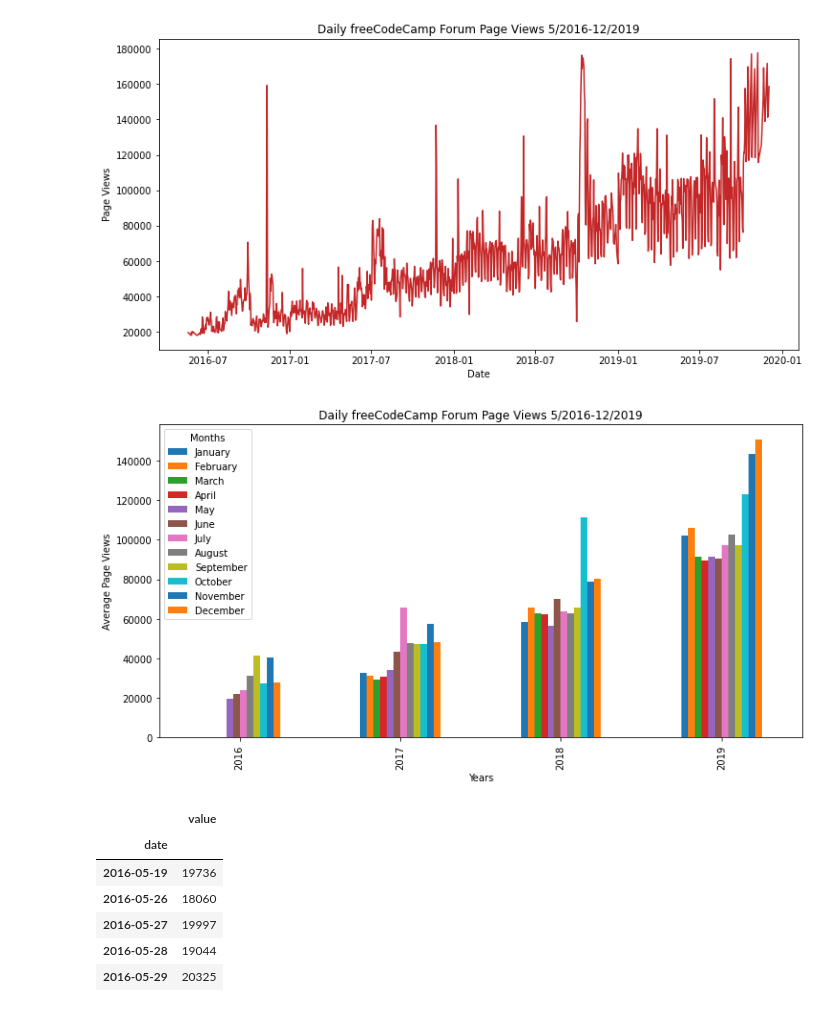
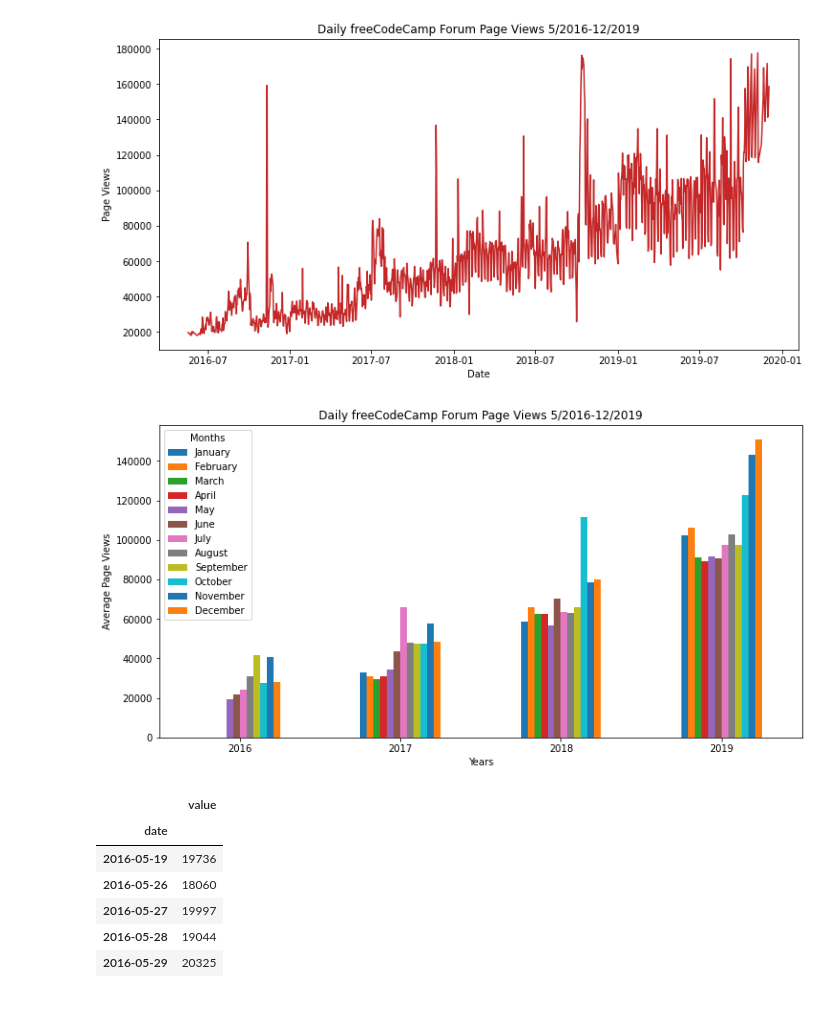
Before and after one commit to ccrsxx/boilerplate-page-view-time-series-visualizer, a Jupyter notebook: test.ipynb, the cells around one changed output. Cells and saved outputs as stored; diff of their text form; code cells hidden in the pictures.

```diff
--- a/test.ipynb
+++ b/test.ipynb
@@ -60,13 +60,16 @@ df_bar.index.name, df_bar.columns.name = 'Years', 'Months'
 # %%
 fig, ax = plt.subplots(figsize=(12, 6))
 
 df_bar.plot.bar(ax=ax)
 
 ax.set_title('Daily freeCodeCamp Forum Page Views 5/2016-12/2019')
 ax.set_ylabel('Average Page Views')
+
+plt.xticks(rotation=0)
+
 fig.savefig('bar_plot.png')
 # %% [output]
-[figure, old version]
+[figure, new version]
 # %%
 df.head()
 # %% [output]
```
Also changed, not shown: 2 other files.
